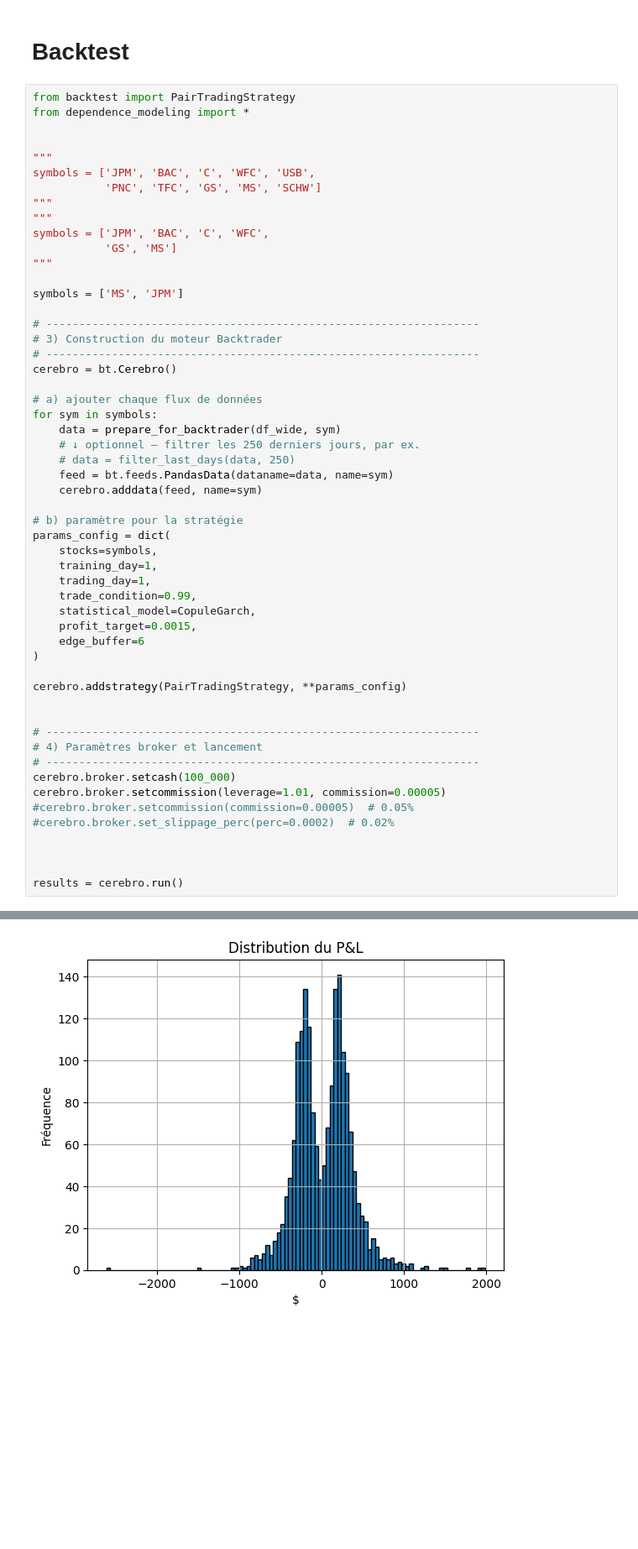
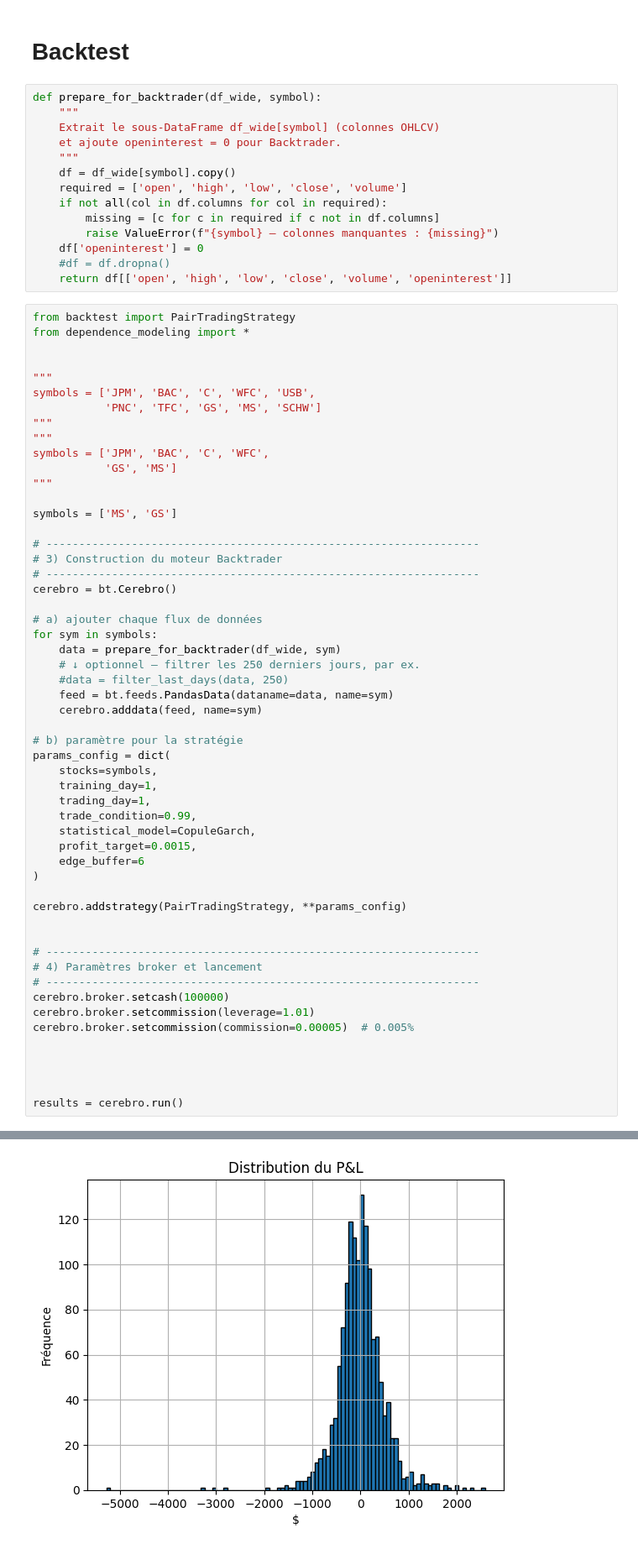
Before and after one commit to aubejay22/stat_arb, a Jupyter notebook: main.ipynb, the cells around one changed output, grey strips where cells are left out. Shown at 84% size. Saved outputs shown, nothing was run; the diff lists cells and outputs as text; blank space fills up the shorter version.

```diff
--- a/main.ipynb
+++ b/main.ipynb
@@ -55,6 +55,20 @@ def filter_last_days(df, n_days):
     return df[df.index >= cutoff]
 # %% [markdown]
 # Backtest
+# %%
+def prepare_for_backtrader(df_wide, symbol):
+    """
+    Extrait le sous-DataFrame df_wide[symbol] (colonnes OHLCV)
+    et ajoute openinterest = 0 pour Backtrader.
+    """
+    df = df_wide[symbol].copy()
+    required = ['open', 'high', 'low', 'close', 'volume']
+    if not all(col in df.columns for col in required):
+        missing = [c for c in required if c not in df.columns]
+        raise ValueError(f"{symbol} – colonnes manquantes : {missing}")
+    df['openinterest'] = 0
+    #df = df.dropna()
+    return df[['open', 'high', 'low', 'close', 'volume', 'openinterest']]
 # %%
 from backtest import PairTradingStrategy
 from dependence_modeling import *
@@ -69,7 +83,7 @@ symbols = ['JPM', 'BAC', 'C', 'WFC',
            'GS', 'MS']
 """
 
-symbols = ['MS', 'JPM']
+symbols = ['MS', 'GS']
 
 # ------------------------------------------------------------------
 # 3) Construction du moteur Backtrader
@@ -80,7 +94,7 @@ cerebro = bt.Cerebro()
 for sym in symbols:
     data = prepare_for_backtrader(df_wide, sym)
     # ↓ optionnel – filtrer les 250 derniers jours, par ex.
-    # data = filter_last_days(data, 250)
+    #data = filter_last_days(data, 250)
     feed = bt.feeds.PandasData(dataname=data, name=sym)
     cerebro.adddata(feed, name=sym)
 
@@ -101,10 +115,10 @@ cerebro.addstrategy(PairTradingStrategy, **params_config)
 # ------------------------------------------------------------------
 # 4) Paramètres broker et lancement
 # ------------------------------------------------------------------
-cerebro.broker.setcash(100_000)
-cerebro.broker.setcommission(leverage=1.01, commission=0.00005)
-#cerebro.broker.setcommission(commission=0.00005)  # 0.05%
-#cerebro.broker.set_slippage_perc(perc=0.0002)  # 0.02%
+cerebro.broker.setcash(100000)
+cerebro.broker.setcommission(leverage=1.01)
+cerebro.broker.setcommission(commission=0.00005)  # 0.005%
+
 
 
 
@@ -126 +140 @@ Durée moyenne des positions (h) : 0.76
-[figure, old version]
+[figure, new version]
```
Also changed, not shown: parts of 8 cells of this notebook, 7 other files.
